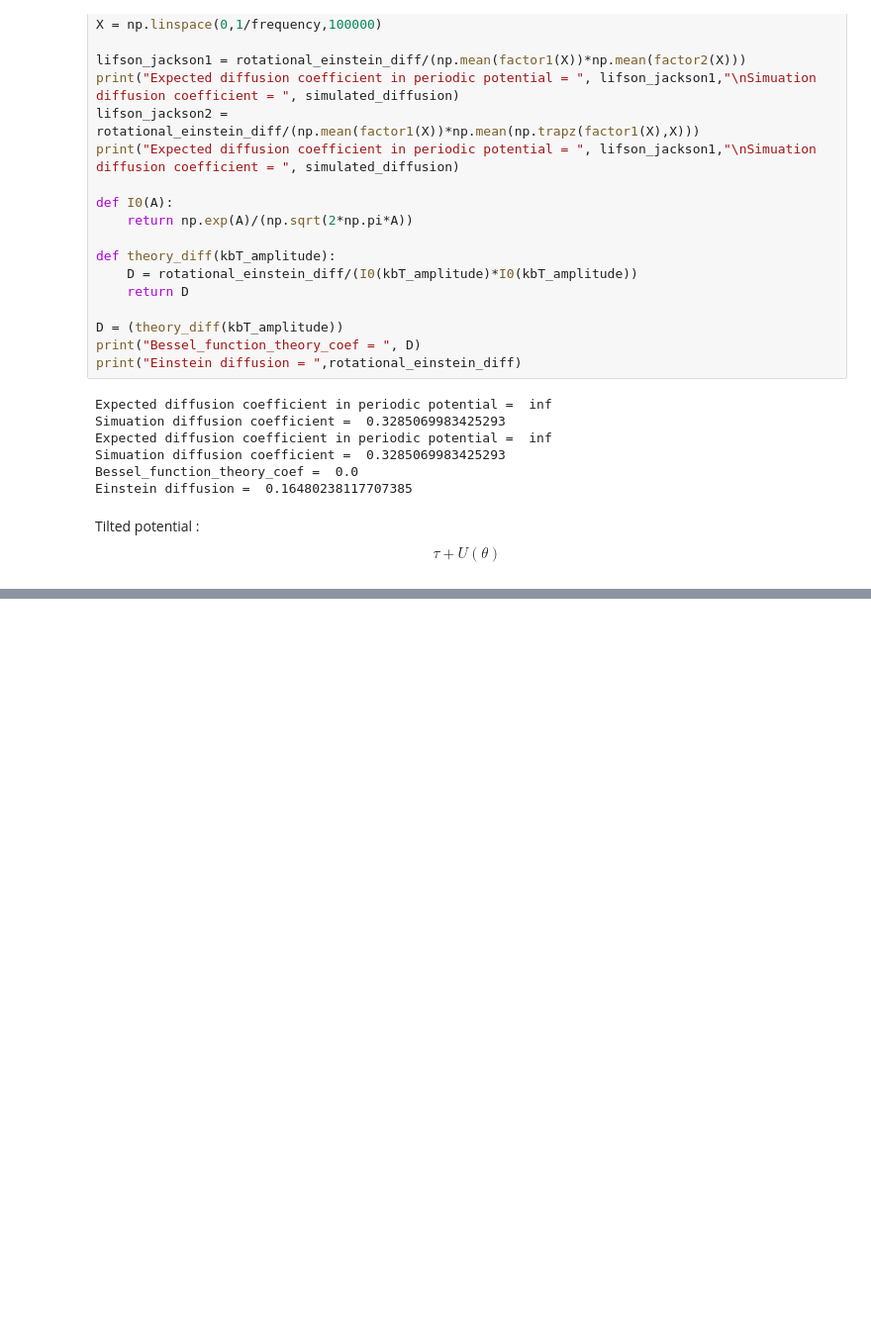
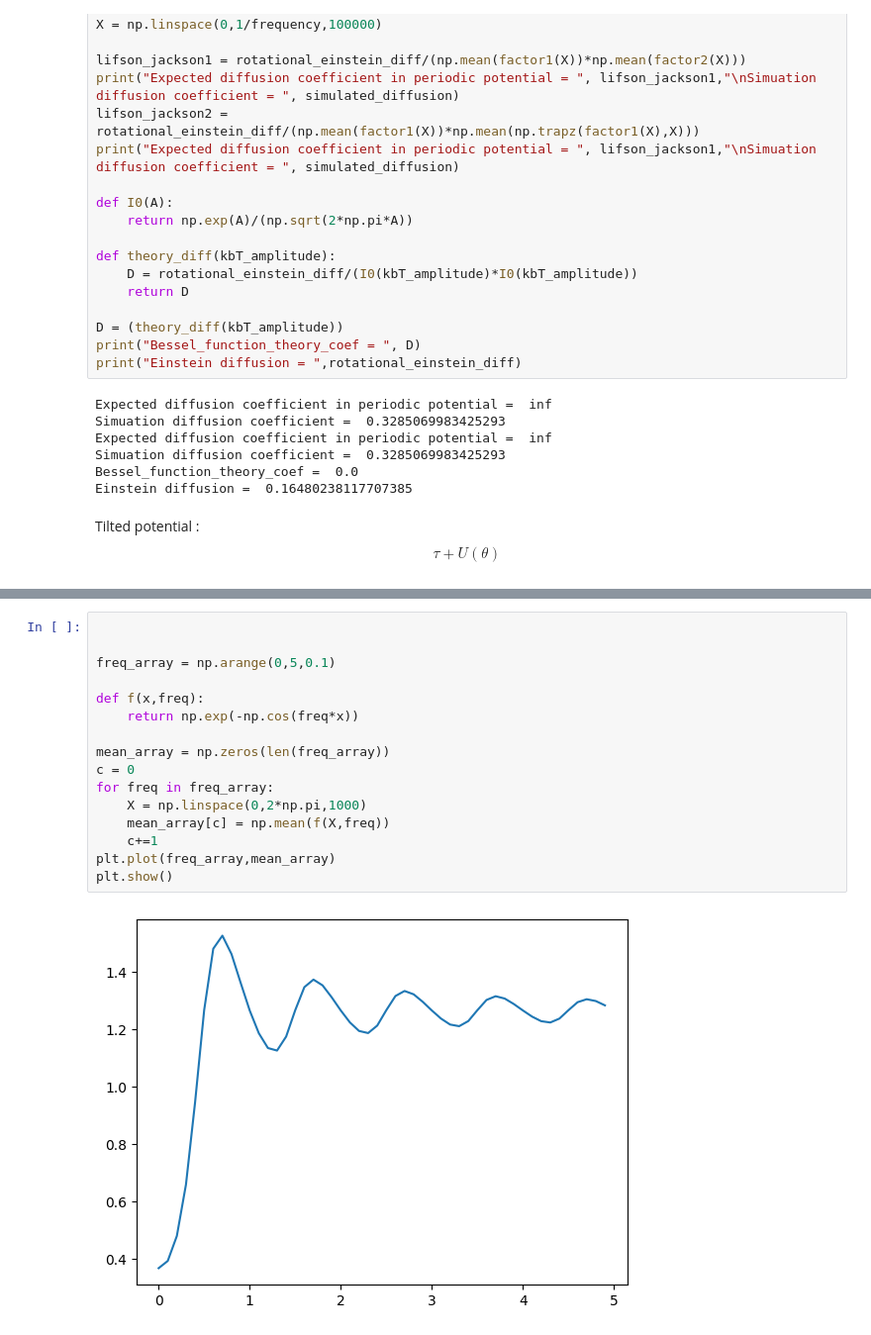
Before and after one commit to Antonin-Prom/IDIL_Internship_BFM_Langevin_modeling, a Jupyter notebook: langevin_simu/Diffusion Coefficients/Diffusion simulations.ipynb, the cells around one changed output, grey strips where cells are left out. Shown at 99% size. Cells and saved outputs as stored; diff of their text form; blank space fills up the shorter version.

```diff
--- a/langevin_simu/Diffusion Coefficients/Diffusion simulations.ipynb
+++ b/langevin_simu/Diffusion Coefficients/Diffusion simulations.ipynb
@@ -268,0 +269,18 @@ plt.show()
+# %%
+
+
+freq_array = np.arange(0,5,0.1)
+
+def f(x,freq):
+    return np.exp(-np.cos(freq*x))
+
+mean_array = np.zeros(len(freq_array))
+c = 0
+for freq in freq_array:
+    X = np.linspace(0,2*np.pi,1000)
+    mean_array[c] = np.mean(f(X,freq))
+    c+=1
+plt.plot(freq_array,mean_array)
+plt.show()
+# %% [output]
+[figure, added]
```
Also changed, not shown: parts of 5 cells of this notebook, 4 other files.
